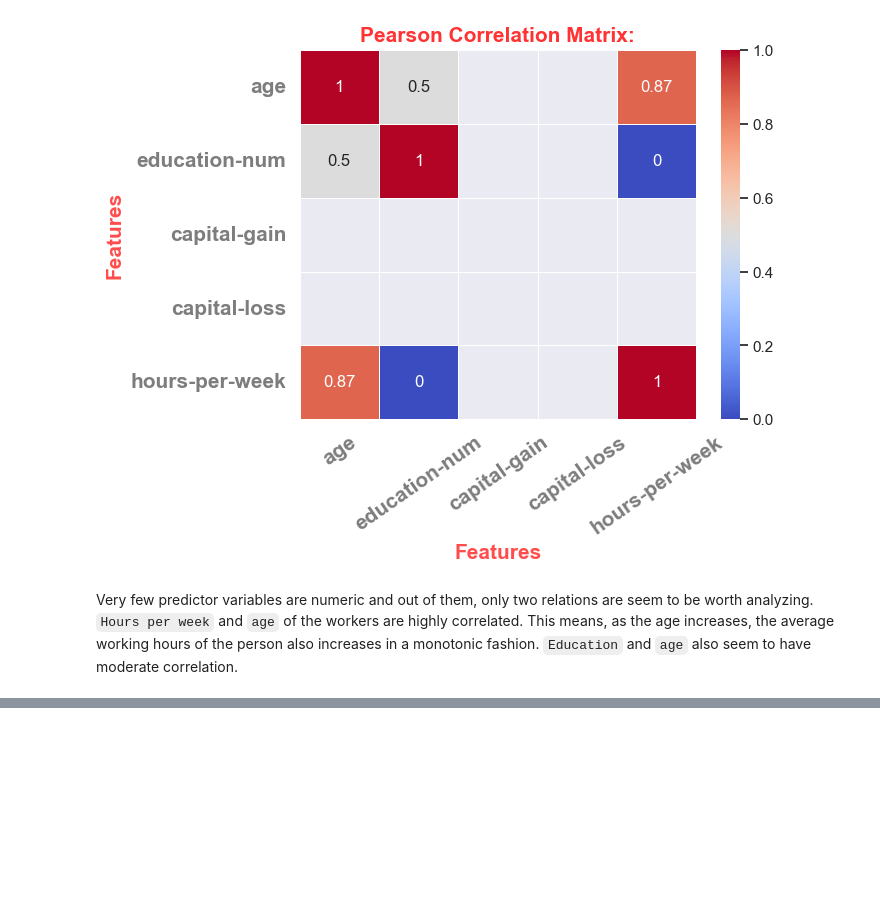
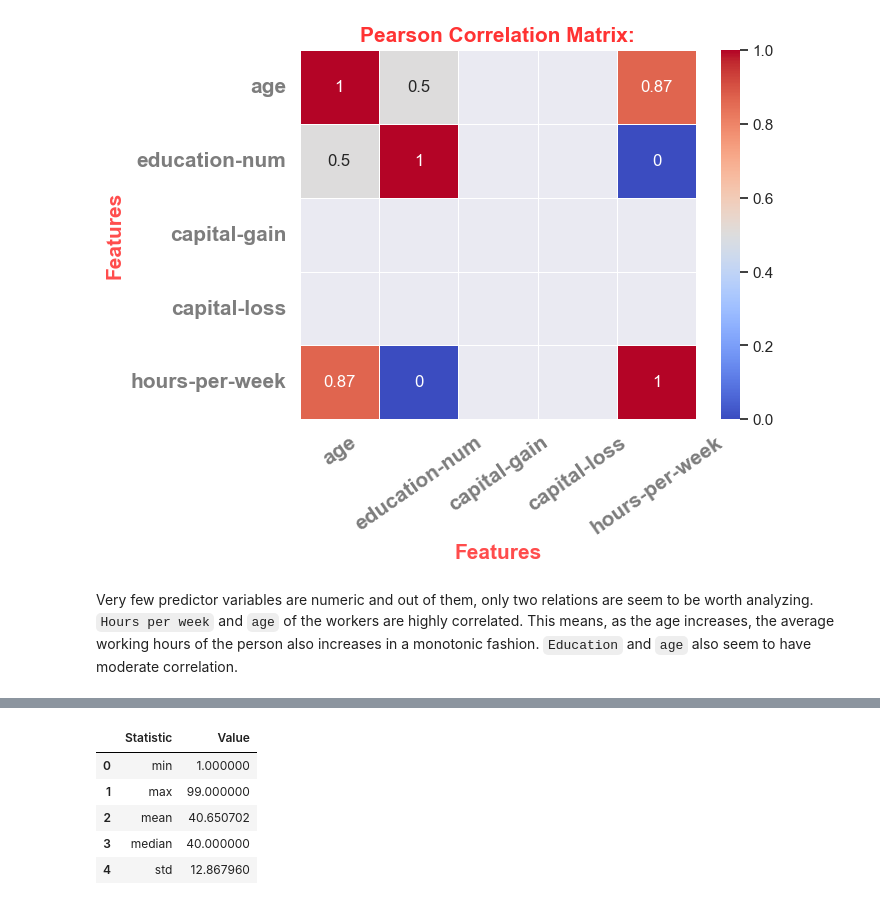
Before and after one commit to rajesh-coventry/Projects, a Jupyter notebook: 02_Data_Visuallization/04_Adults_Income_Analysis/Analysis-8_General_Data_Exploration.ipynb, the cells around one changed output, grey strips where cells are left out. Saved outputs shown, nothing was run; the diff lists cells and outputs as text; code cells hidden in the pictures; blank space fills up the shorter version.

```diff
--- a/02_Data_Visuallization/04_Adults_Income_Analysis/Analysis-8_General_Data_Exploration.ipynb
+++ b/02_Data_Visuallization/04_Adults_Income_Analysis/Analysis-8_General_Data_Exploration.ipynb
@@ -128,0 +160,12 @@ Very few predictor variables are numeric and out of them, only two relations are
+# %%
+# Prepare stats DataFrame
+stats_df = data["hours-per-week"].agg(["min", "max", "mean", "median", "std"]).reset_index()
+stats_df.columns = ['Statistic', 'Value']
+stats_df
+# %% [output]
+|  | Statistic | Value |
+| 0 | min | 1.000000 |
+| 1 | max | 99.000000 |
+| 2 | mean | 40.650702 |
+| 3 | median | 40.000000 |
+| 4 | std | 12.867960 |
```
Also changed, not shown: parts of 16 cells of this notebook.
